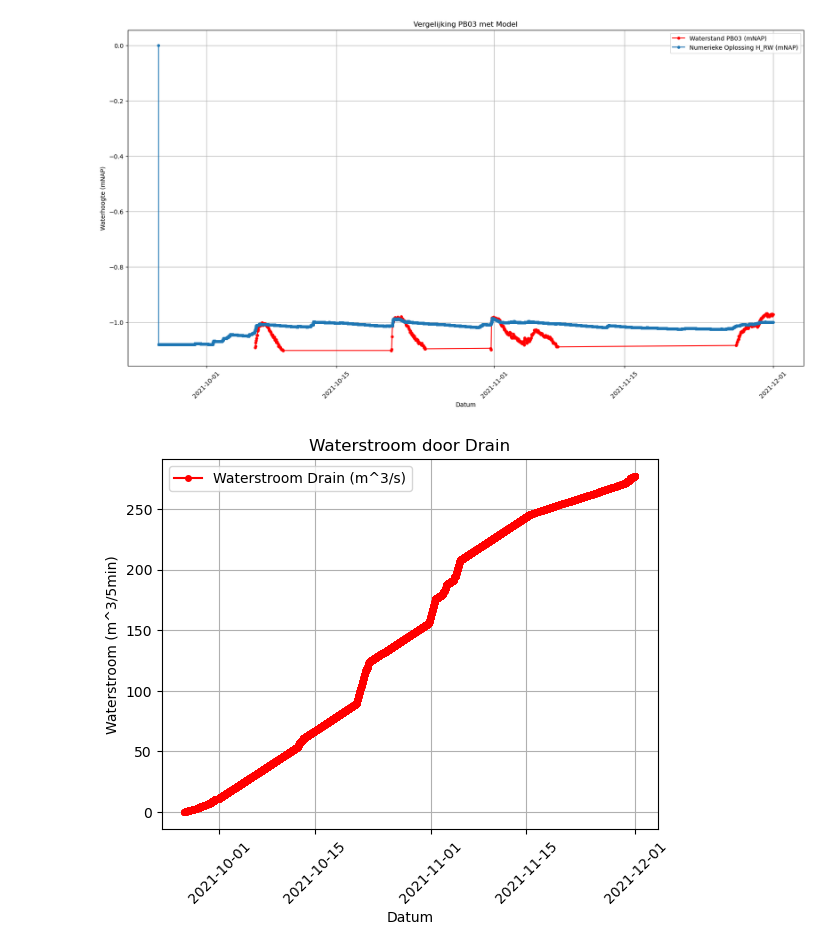
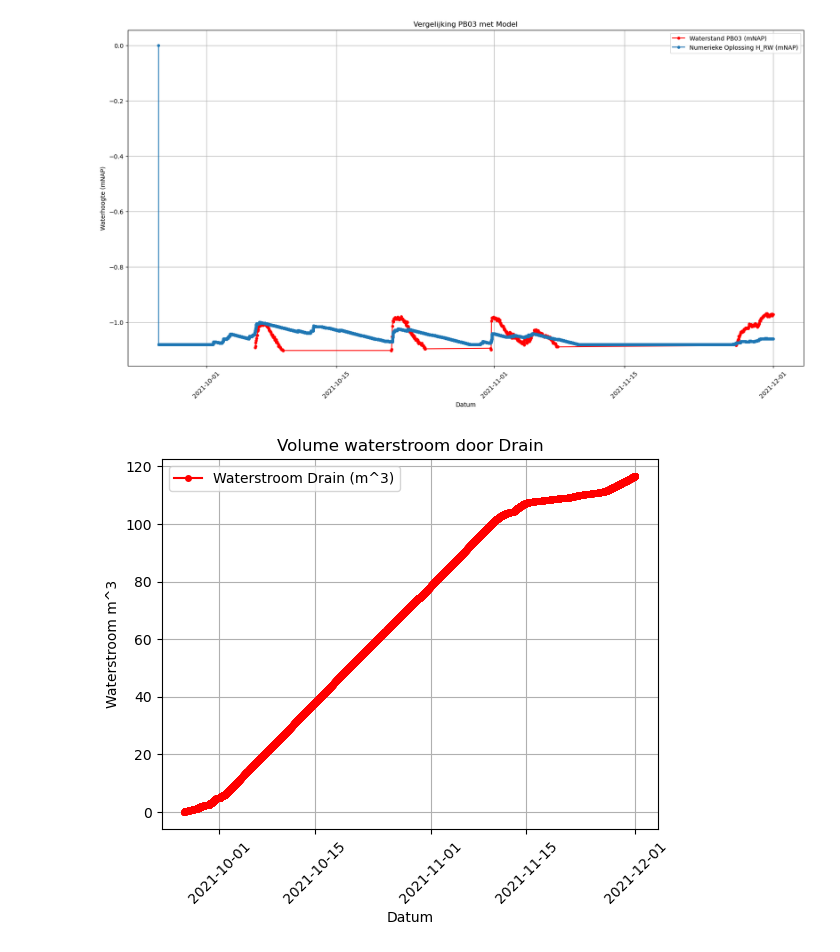
Before and after one commit to Dim277/Casus_waterbergende_weg, a Jupyter notebook: Basismodel.ipynb, the cells around one changed output. Drawn from its saved outputs; the diff is of its cells as text; code cells hidden in the pictures.

```diff
--- a/Basismodel.ipynb
+++ b/Basismodel.ipynb
@@ -57,7 +57,7 @@ A_vlak_dak = 56.12
 A_rijweg_goot = 836.99
 A_trottoir_goot = 532.36
 A_parkeerplaatsen = 570.08
-A_afstromend = (A_hellend_dak + A_vlak_dak + A_rijweg_goot + A_trottoir_goot + A_parkeerplaatsen) / 1.5
+A_afstromend = (A_hellend_dak + A_vlak_dak + A_rijweg_goot + A_trottoir_goot + A_parkeerplaatsen)
 
 #Rockflow
 A_RF = 1337.53   #Oppervlak van het bergend pakket (m^2)
@@ -70,13 +70,17 @@ A_DZ = 0.70*180
 k_DZ = 10/24/12
 p_DZ = 0.25
 B_DZ = 0.30 # Breedte onderkant drainzand
-L_DZ = 180/2 #Lengte onderkant drainzand (evenals de weg)
+L_DZ = 180 #Lengte onderkant drainzand (evenals de weg)
 VMAX_DZ = 0.3348 * L_DZ * p_DZ
 Onderkant_DZ = -1.70 #IN mNAP, correctie van 5cm door rechttrekken lijn voor gemiddelde tussen -1,65 en -1,75 mNAP
 
+#Weg
+B_W = 5.85
+B_DZ_b = 0.936 # Breedte bovenkant drainzand
+
 #Klei
 A_KL = 100
-k_KL = 0.05/24/12   #Doorlatendheidscoëfficiënt van de bodem (m/5min)
+k_KL = 0.01/24/12   #Doorlatendheidscoëfficiënt van de bodem (m/5min)
 p_KL = 0.4
 
 #Drain
@@ -109,12 +113,18 @@ i = 1
 
 # Numerieke oplossing met behulp van de methode van Euler
 for i in range(1, len(t)):
+    if H_RF[i-1] >= -1.08:
+        Q_uit_RF_KL = (L_DZ * 2 * (H_RF[i-1] - Onderkant_RF) + L_DZ * (B_W - B_DZ_b)) * k_KL #Infiltratie rf naar klei
+    else:
+        Q_uit_RF_KL = 0.0
+
     Q_in_RF = neerslag_lijst[i] * A_afstromend
-    Q_uit_RF = min(V_RF[i-1], A_DZ * k_DZ, VMAX_DZ - V_DZ[i-1])
+    Q_uit_RF = min(V_RF[i-1], A_DZ * k_DZ, VMAX_DZ - V_DZ[i-1]) + Q_uit_RF_KL
+
     Q_DZ_KL = ((L_DZ * 2 * ((H_DZ[i-1] -(Onderkant_DZ))/ math.cos(math.radians(25)))+ (L_DZ * B_DZ)) * k_KL)
 
     if H_RF[i-1] >= -1.00:
-        Q_uit_DR = 0.06 + Q_DZ_KL
+        Q_uit_DR = A_DR * (math.sqrt(2)*9.81*(H_RF[i-1]--1))+ Q_DZ_KL
     else:
         Q_uit_DR = 0.0 + Q_DZ_KL
 
@@ -133,7 +143,7 @@ plt.figure(figsize=(20, 10))
 plt.plot(df_filtered['DateTime'], H_RF, label='Numerieke Oplossing (m)', marker='o', markersize=4, linestyle='-')
 plt.xlabel('Datum')
 plt.ylabel('Waterhoogte (mNAP)')
-plt.title('Waterhoogte in Rockflow')
+plt.title('Waterhoogte in Drainzand')
 plt.legend()
 plt.grid(True)
 plt.xticks(rotation=45)  # Draai datums voor betere leesbaarheid
@@ -164,11 +174,11 @@ plt.xticks(rotation=45)  # Draai datums voor betere leesbaarheid
 plt.show()
 
 # Plot de waterstroom door de drain
-plt.plot(df_filtered['DateTime'], Q_DR, label='Waterstroom Drain (m^3/s)', marker='o', markersize=4, linestyle='-', color='red')
+plt.plot(df_filtered['DateTime'], Q_DR, label='Waterstroom Drain (m^3)', marker='o', markersize=4, linestyle='-', color='red')
 
 plt.xlabel('Datum')
-plt.ylabel('Waterstroom (m^3/5min)')
-plt.title('Waterstroom door Drain')
+plt.ylabel('Waterstroom m^3')
+plt.title('Volume waterstroom door Drain')
 plt.legend()
 plt.grid(True)
 plt.xticks(rotation=45)  # Draai datums voor betere leesbaarheid
@@ -179,2 +189,2 @@ plt.show()
-[figure, old version]
+[figure, new version]
-[figure, old version]
+[figure, new version]
```
Also changed, not shown: parts of 1 cell of this notebook, 1 other file.
